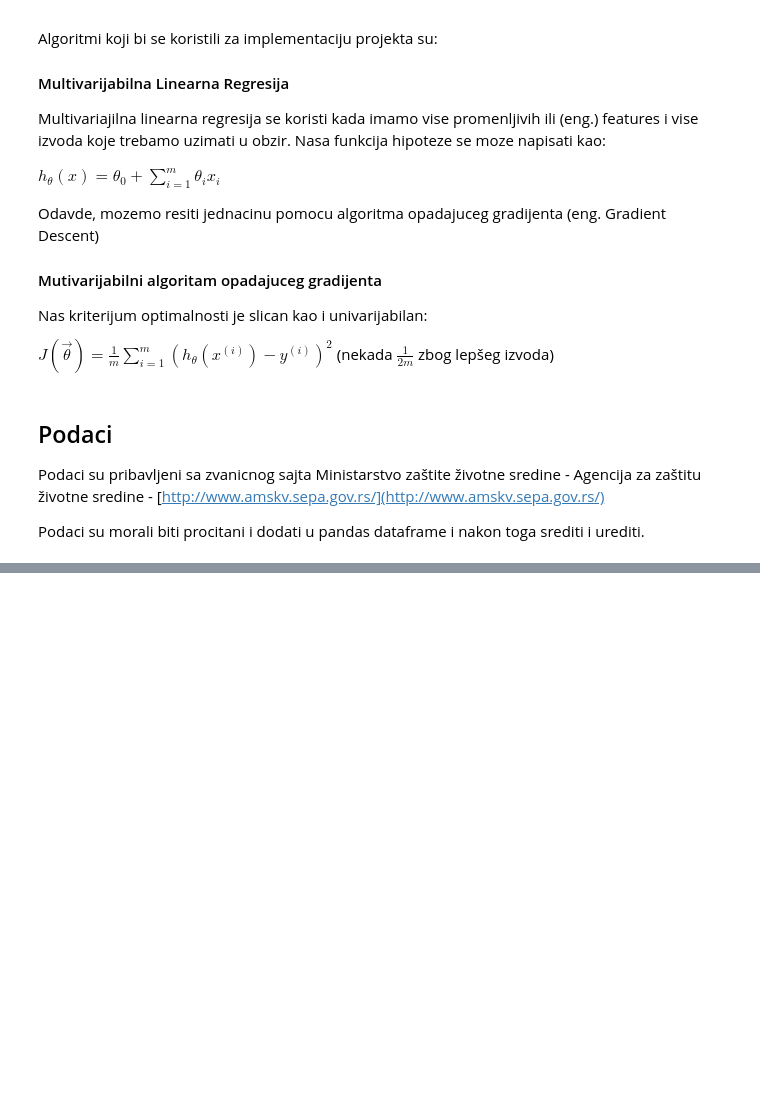
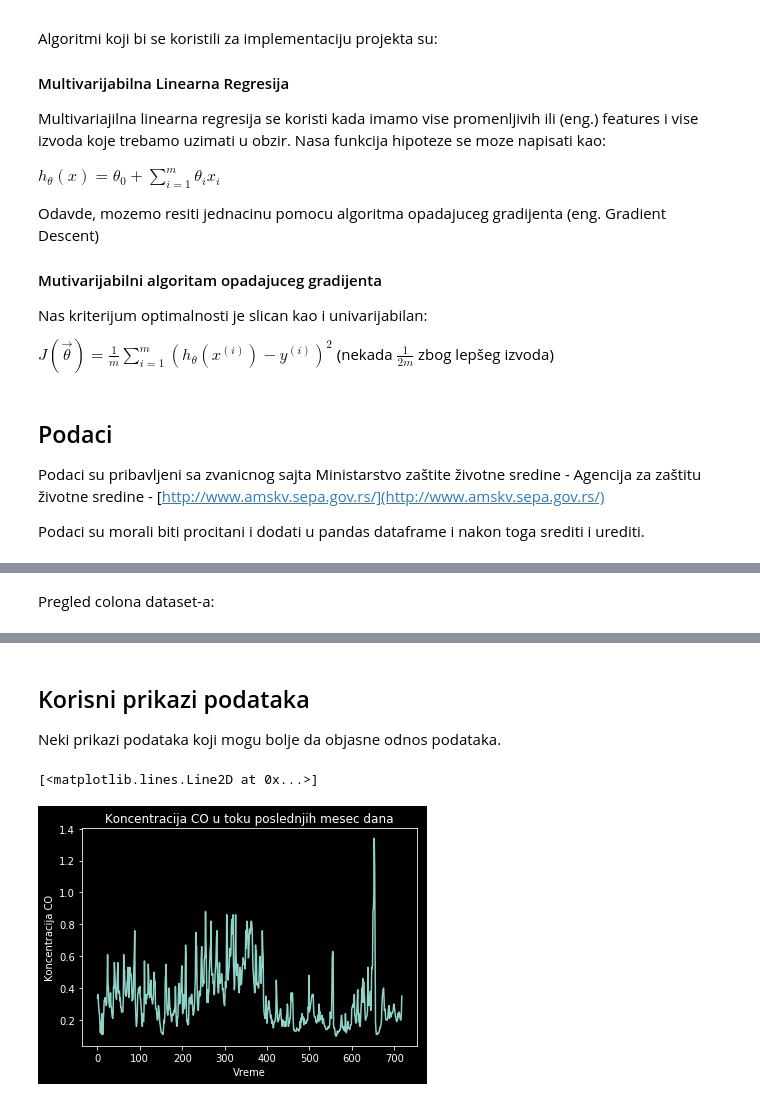
Before and after one commit to Selich/Serbian-Airquality, a Jupyter notebook: regression.ipynb, the cells around one changed output, grey strips where cells are left out. Cells and saved outputs as stored; diff of their text form; code cells hidden in the pictures; blank space fills up the shorter version.

```diff
--- a/regression.ipynb
+++ b/regression.ipynb
@@ -57 +75,3 @@ Podaci su morali biti procitani i dodati u pandas dataframe i nakon toga srediti
+# %% [markdown]
+Pregled colona dataset-a:
 # %%
@@ -64,3 +85,16 @@ df.head()
 | 2 | 3 | 2019-10-12 19:00:00 | 12.47 | 40.89 | 18.90 | 25.31 | 0.33 | 4.15 | ... |
 | 3 | 4 | 2019-10-12 20:00:00 | 12.04 | 44.82 | 14.80 | 22.19 | 0.28 | 4.78 | ... |
 | 4 | 5 | 2019-10-12 21:00:00 | 12.45 | 55.13 | 11.64 | 17.97 | 0.25 | 4.14 | ... |
+# %% [markdown]
+## Korisni prikazi podataka
+
+Neki prikazi podataka koji mogu bolje da objasne odnos podataka.
+# %%
+import matplotlib.pyplot as plt
+plt.title("Koncentracija CO u toku poslednjih mesec dana")
+plt.xlabel("Vreme")
+plt.ylabel("Koncentracija CO")
+plt.plot(df["CO [mg.m-3]"])
+# %% [output]
+[<matplotlib.lines.Line2D at 0x...>]
+[figure, added]
```
Also changed, not shown: parts of 11 cells of this notebook.
